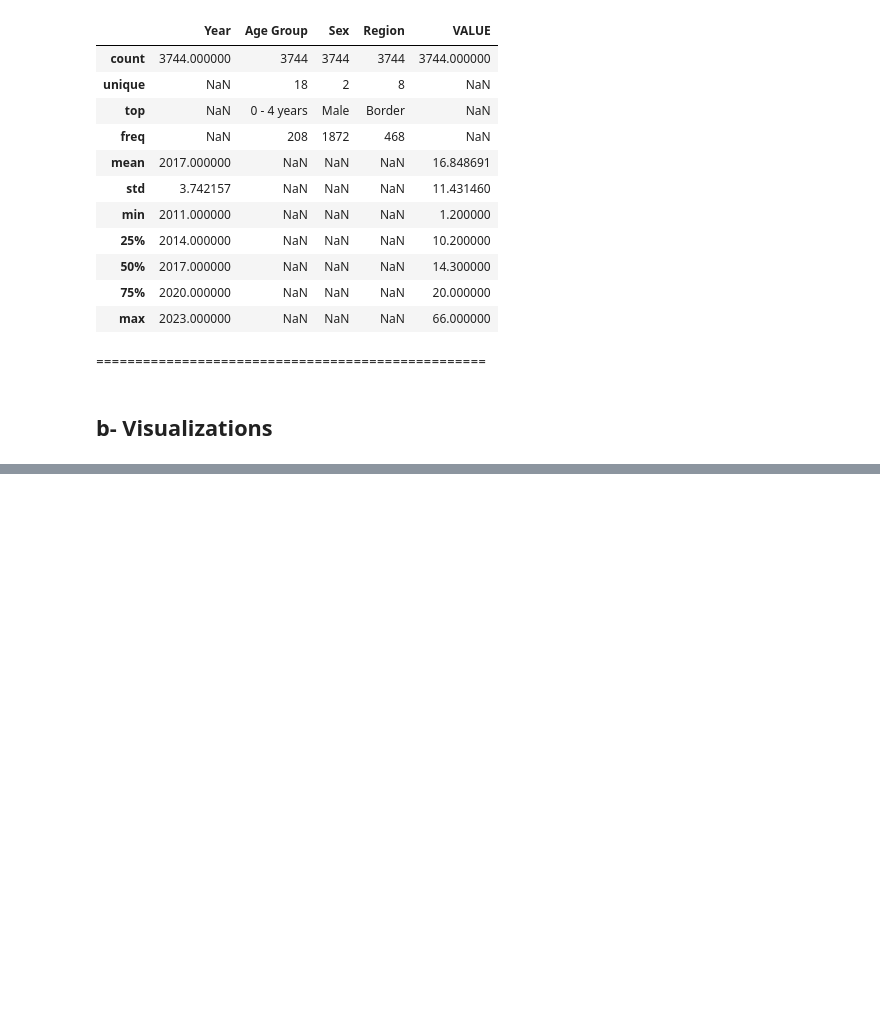
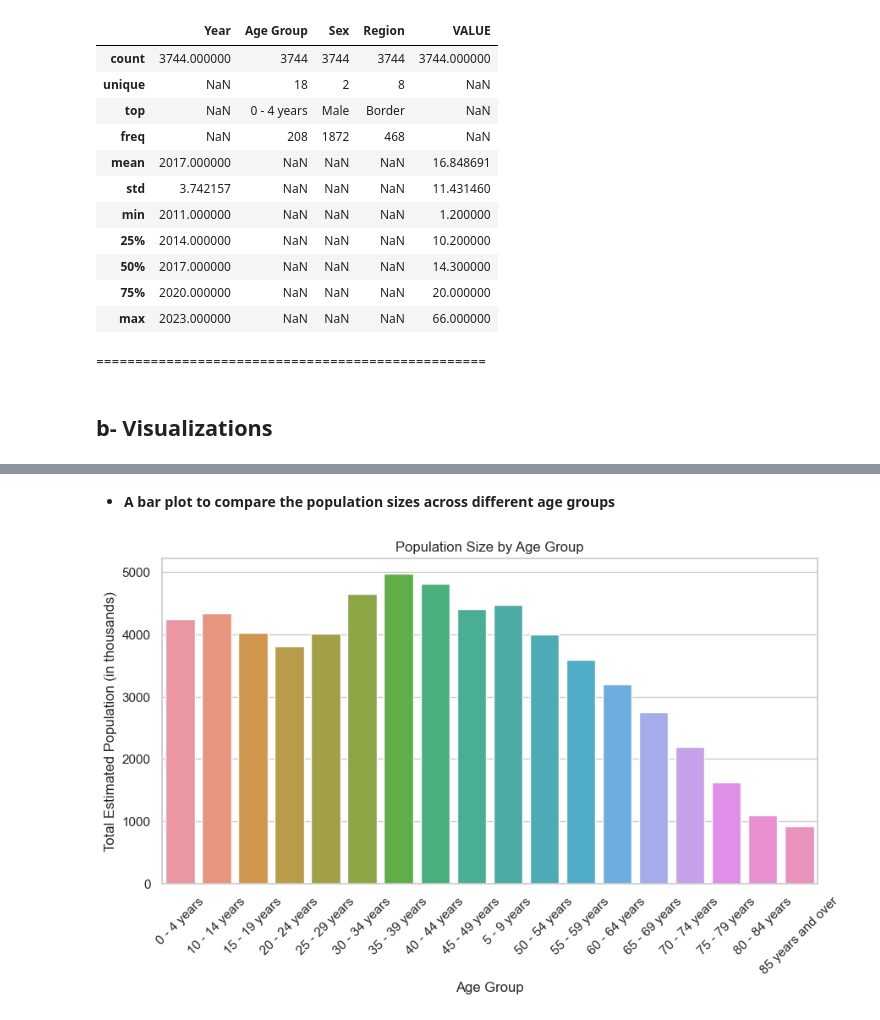
Before and after one commit to waseemmm737/Estimated_Population, a Jupyter notebook: main.ipynb, the cells around one changed output, grey strips where cells are left out. Drawn from its saved outputs; the diff is of its cells as text; code cells hidden in the pictures; blank space fills up the shorter version.

```diff
--- a/main.ipynb
+++ b/main.ipynb
@@ -147,0 +175,14 @@ Statistical Properties of Data....
+# %% [markdown]
+- **A bar plot to compare the population sizes across different age groups**
+# %%
+age = data.groupby('Age Group')['VALUE'].sum()
+
+plt.figure(figsize=(10, 5))
+sns.barplot(x=age.index, y=age.values)
+plt.title('Population Size by Age Group')
+plt.xlabel('Age Group')
+plt.ylabel('Total Estimated Population (in thousands)')
+plt.xticks(rotation=45)
+plt.show()
+# %% [output]
+[figure, added]
```
Also changed, not shown: parts of 10 cells of this notebook.
